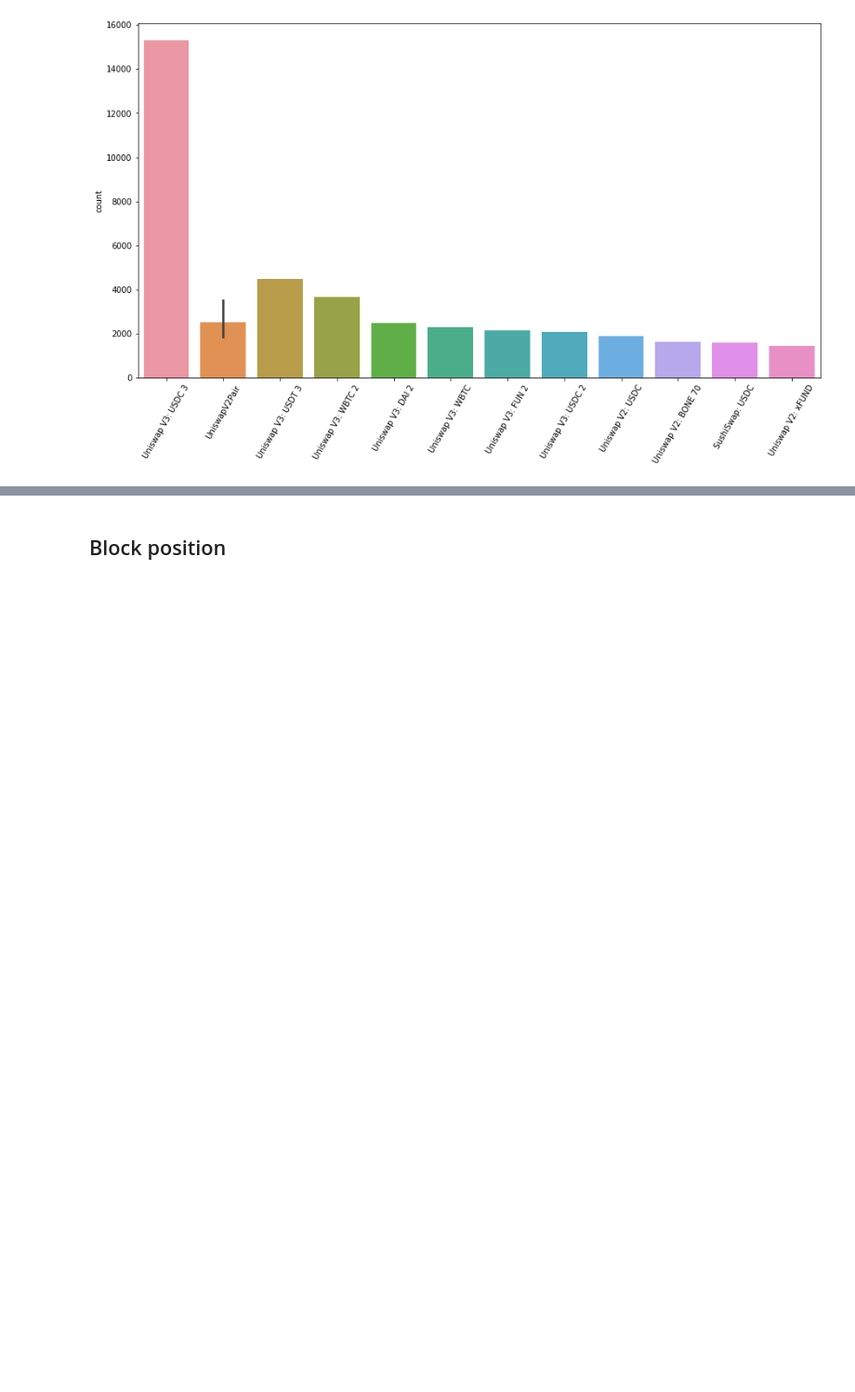
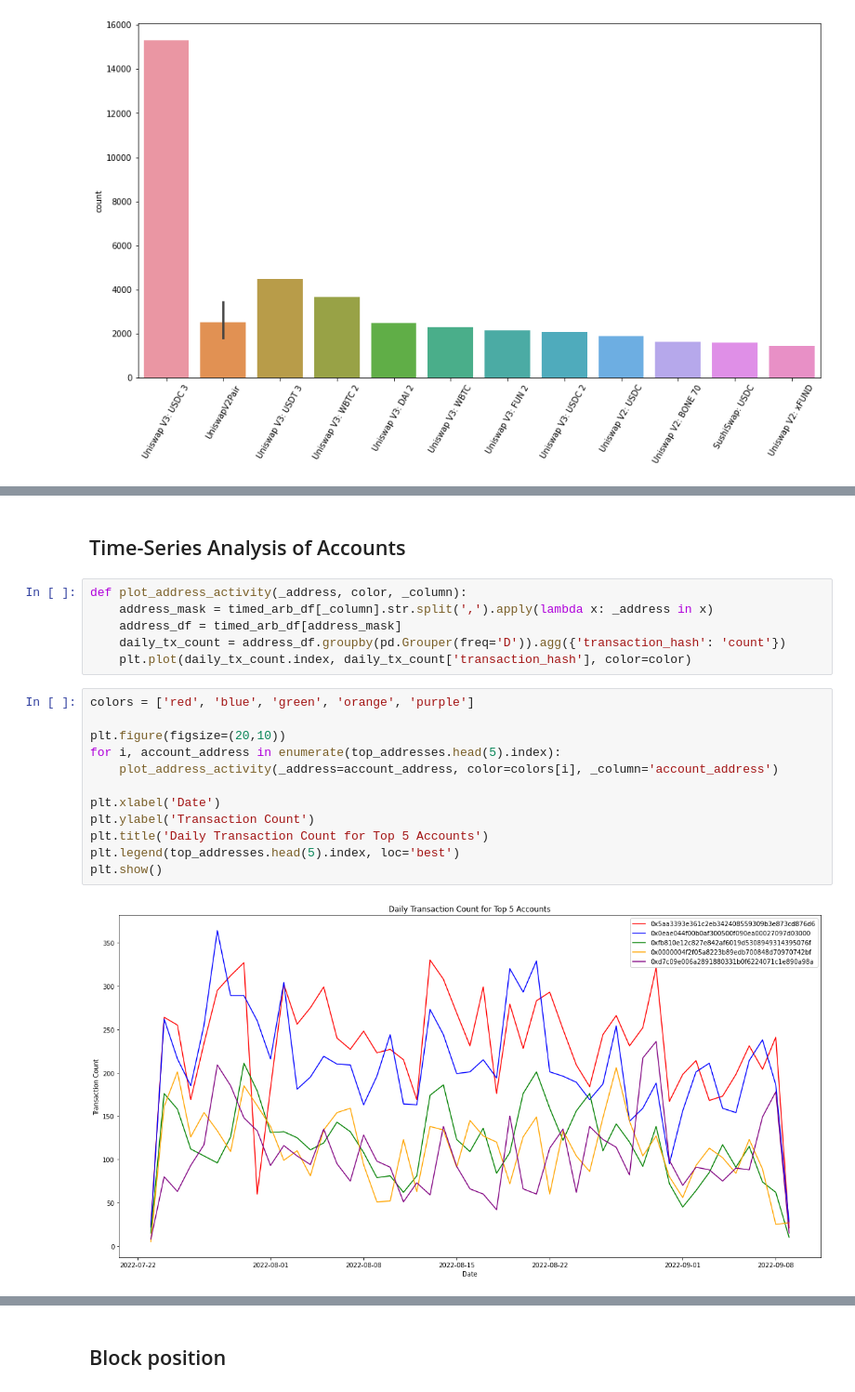
Before and after one commit to noushkia/mev-analysis, a Jupyter notebook: arbitrage_analysis.ipynb, the cells around one changed output, grey strips where cells are left out. Shown at 93% size. Saved outputs shown, nothing was run; the diff lists cells and outputs as text; blank space fills up the shorter version.

```diff
--- a/arbitrage_analysis.ipynb
+++ b/arbitrage_analysis.ipynb
@@ -558,0 +619,22 @@ plt.show()
+# %% [markdown]
+## Time-Series Analysis of Accounts
+# %%
+def plot_address_activity(_address, color, _column):
+    address_mask = timed_arb_df[_column].str.split(',').apply(lambda x: _address in x)
+    address_df = timed_arb_df[address_mask]
+    daily_tx_count = address_df.groupby(pd.Grouper(freq='D')).agg({'transaction_hash': 'count'})
+    plt.plot(daily_tx_count.index, daily_tx_count['transaction_hash'], color=color)
+# %%
+colors = ['red', 'blue', 'green', 'orange', 'purple']
+
+plt.figure(figsize=(20,10))
+for i, account_address in enumerate(top_addresses.head(5).index):
+    plot_address_activity(_address=account_address, color=colors[i], _column='account_address')
+
+plt.xlabel('Date')
+plt.ylabel('Transaction Count')
+plt.title('Daily Transaction Count for Top 5 Accounts')
+plt.legend(top_addresses.head(5).index, loc='best')
+plt.show()
+# %% [output]
+[figure, added]
```
Also changed, not shown: parts of 15 cells of this notebook, 1 other file.
